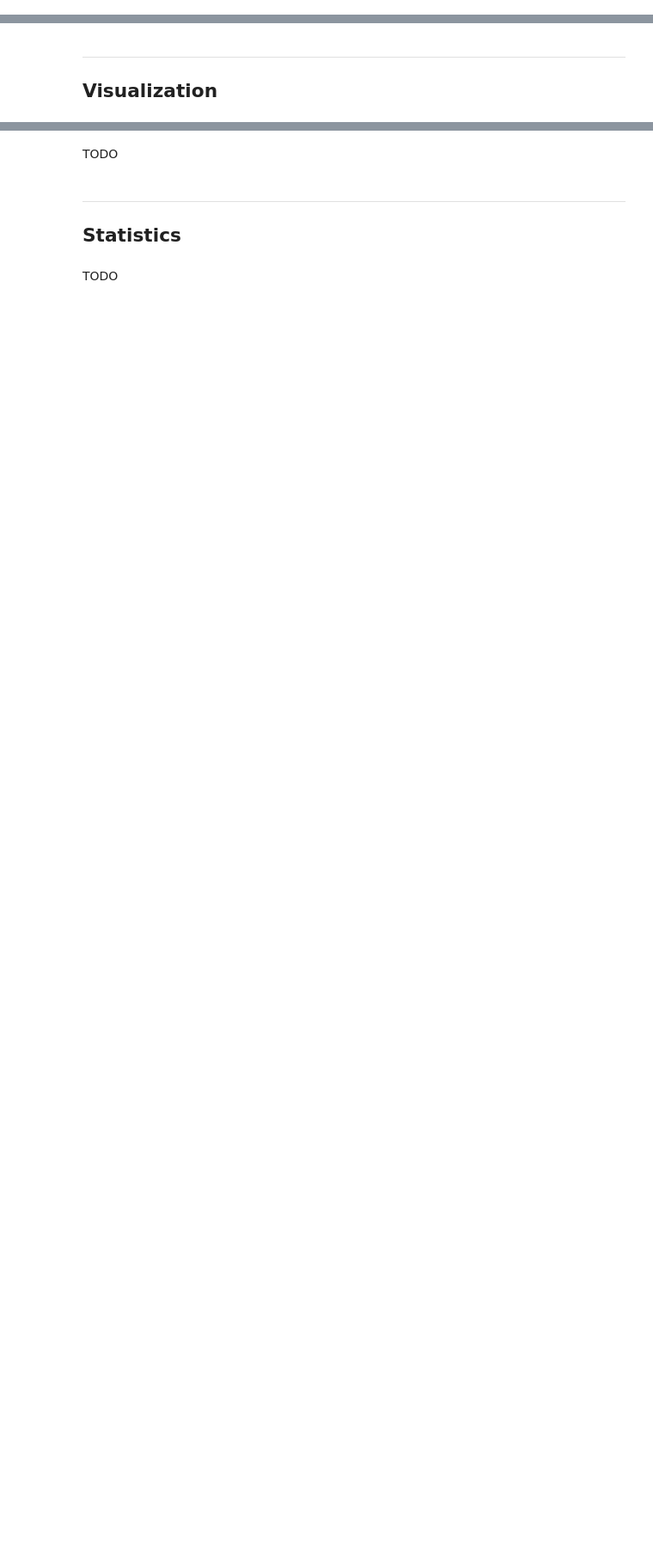
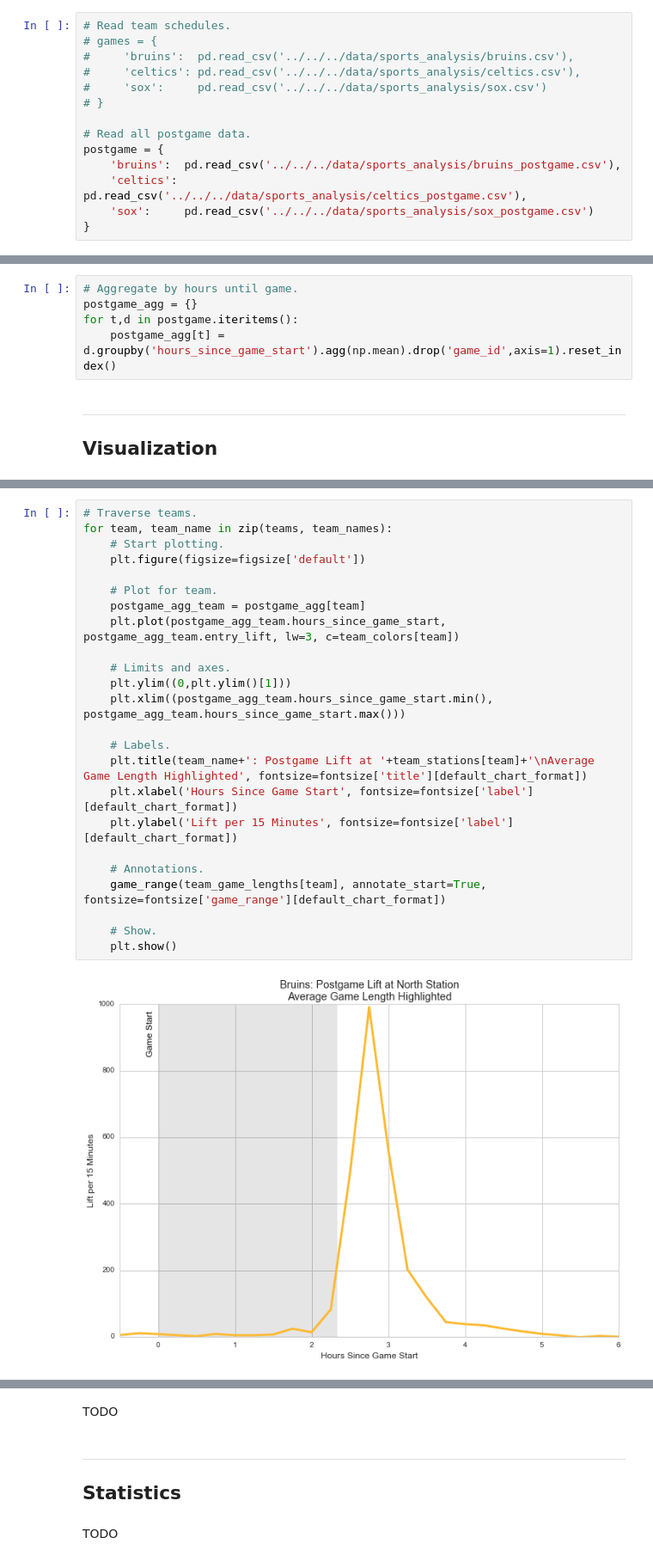
Before and after one commit to azampagl/harvard-capstone, a Jupyter notebook: src/sports/postgame.ipynb, the cells around one changed output, grey strips where cells are left out. Shown at 86% size. Drawn from its saved outputs; the diff is of its cells as text; blank space fills up the shorter version.

Commit message:
Added assorted sports visualization updates

```diff
--- a/src/sports/postgame.ipynb
+++ b/src/sports/postgame.ipynb
@@ -35,0 +36,14 @@ TODO
+# %%
+# Read team schedules.
+# games = {
+#     'bruins':  pd.read_csv('../../../data/sports_analysis/bruins.csv'),
+#     'celtics': pd.read_csv('../../../data/sports_analysis/celtics.csv'),
+#     'sox':     pd.read_csv('../../../data/sports_analysis/sox.csv')
+# }
+
+# Read all postgame data.
+postgame = {
+    'bruins':  pd.read_csv('../../../data/sports_analysis/bruins_postgame.csv'),
+    'celtics': pd.read_csv('../../../data/sports_analysis/celtics_postgame.csv'),
+    'sox':     pd.read_csv('../../../data/sports_analysis/sox_postgame.csv')
+}
@@ -36,3 +52,8 @@ TODO
+# %%
+# Aggregate by hours until game.
+postgame_agg = {}
+for t,d in postgame.iteritems():
+    postgame_agg[t] = d.groupby('hours_since_game_start').agg(np.mean).drop('game_id',axis=1).reset_index()
 # %% [markdown]
 ---
 ## Visualization
@@ -38,0 +62,26 @@ TODO
+# %%
+# Traverse teams.
+for team, team_name in zip(teams, team_names):
+    # Start plotting.
+    plt.figure(figsize=figsize['default'])
+
+    # Plot for team.
+    postgame_agg_team = postgame_agg[team]
+    plt.plot(postgame_agg_team.hours_since_game_start, postgame_agg_team.entry_lift, lw=3, c=team_colors[team])
+
+    # Limits and axes.
+    plt.ylim((0,plt.ylim()[1]))
+    plt.xlim((postgame_agg_team.hours_since_game_start.min(), postgame_agg_team.hours_since_game_start.max()))
+
+    # Labels.
+    plt.title(team_name+': Postgame Lift at '+team_stations[team]+'\nAverage Game Length Highlighted', fontsize=fontsize['title'][default_chart_format])
+    plt.xlabel('Hours Since Game Start', fontsize=fontsize['label'][default_chart_format])
+    plt.ylabel('Lift per 15 Minutes', fontsize=fontsize['label'][default_chart_format])
+
+    # Annotations.
+    game_range(team_game_lengths[team], annotate_start=True, fontsize=fontsize['game_range'][default_chart_format])
+
+    # Show.
+    plt.show()
+# %% [output]
+[figure, added]
```
Also changed, not shown: parts of 6 cells of this notebook, 3 other files.
